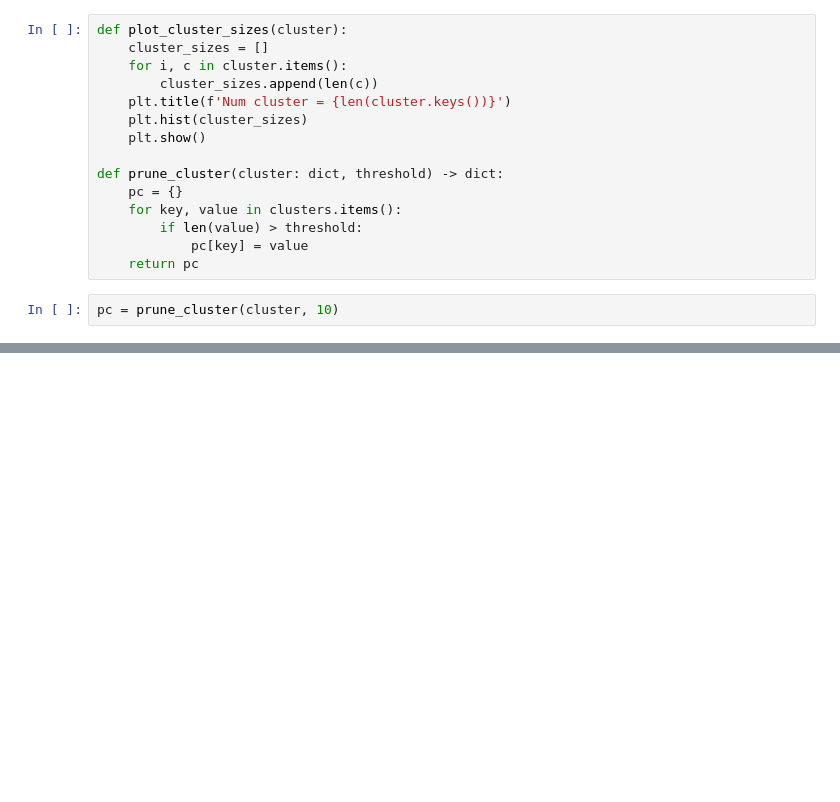
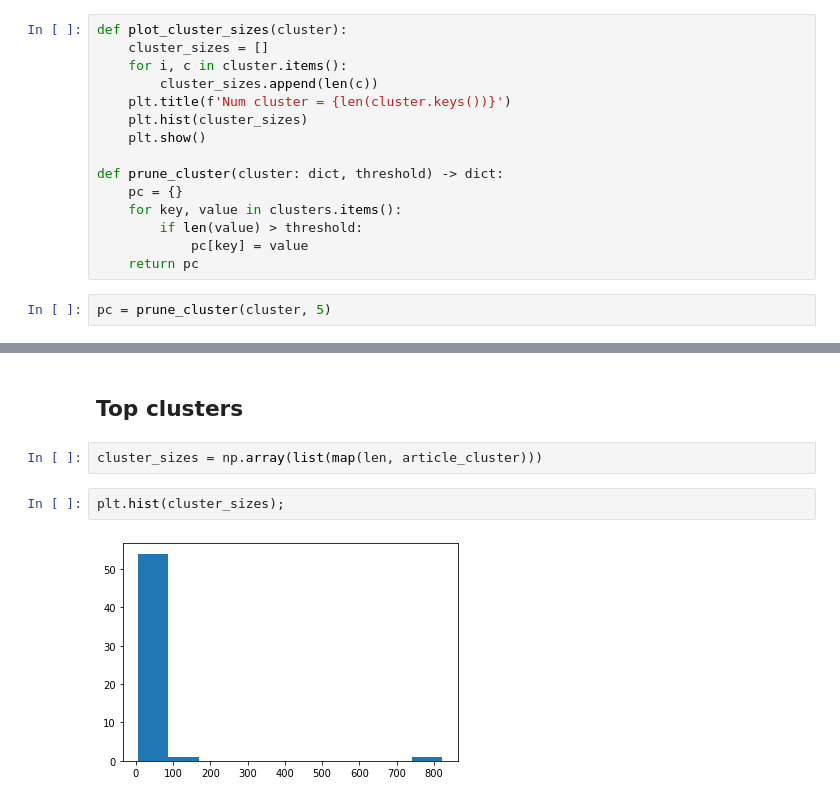
Before and after one commit to harin/cudsi-capstone-2019, a Jupyter notebook: clustering/glove_clustering.ipynb, the cells around one changed output, grey strips where cells are left out. Saved outputs shown, nothing was run; the diff lists cells and outputs as text; blank space fills up the shorter version.

```diff
--- a/clustering/glove_clustering.ipynb
+++ b/clustering/glove_clustering.ipynb
@@ -195,5 +183,5 @@ def prune_cluster(cluster: dict, threshold) -> dict:
             pc[key] = value
     return pc
 # %%
-pc = prune_cluster(cluster, 10)
+pc = prune_cluster(cluster, 5)
 # %%
@@ -310,0 +225,8 @@ label1.shape
+# %% [markdown]
+## Top clusters
+# %%
+cluster_sizes = np.array(list(map(len, article_cluster)))
+# %%
+plt.hist(cluster_sizes);
+# %% [output]
+[figure, added]
```
Also changed, not shown: parts of 43 cells of this notebook, 2 other files.
